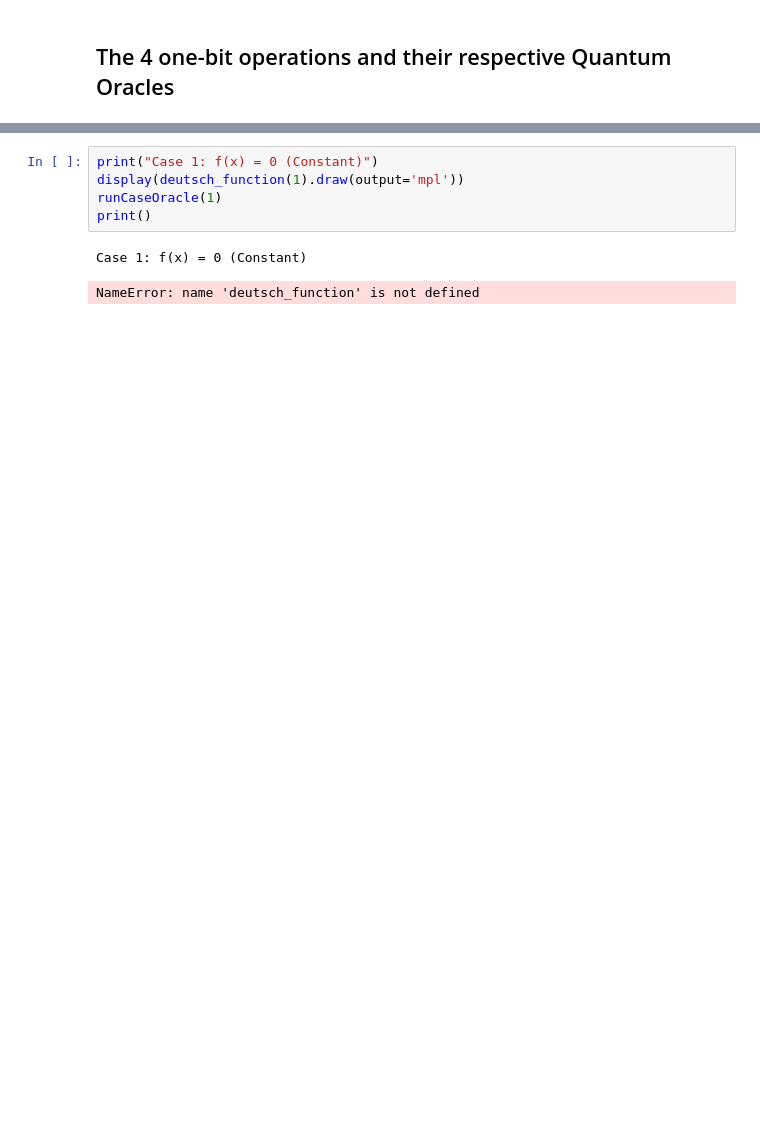
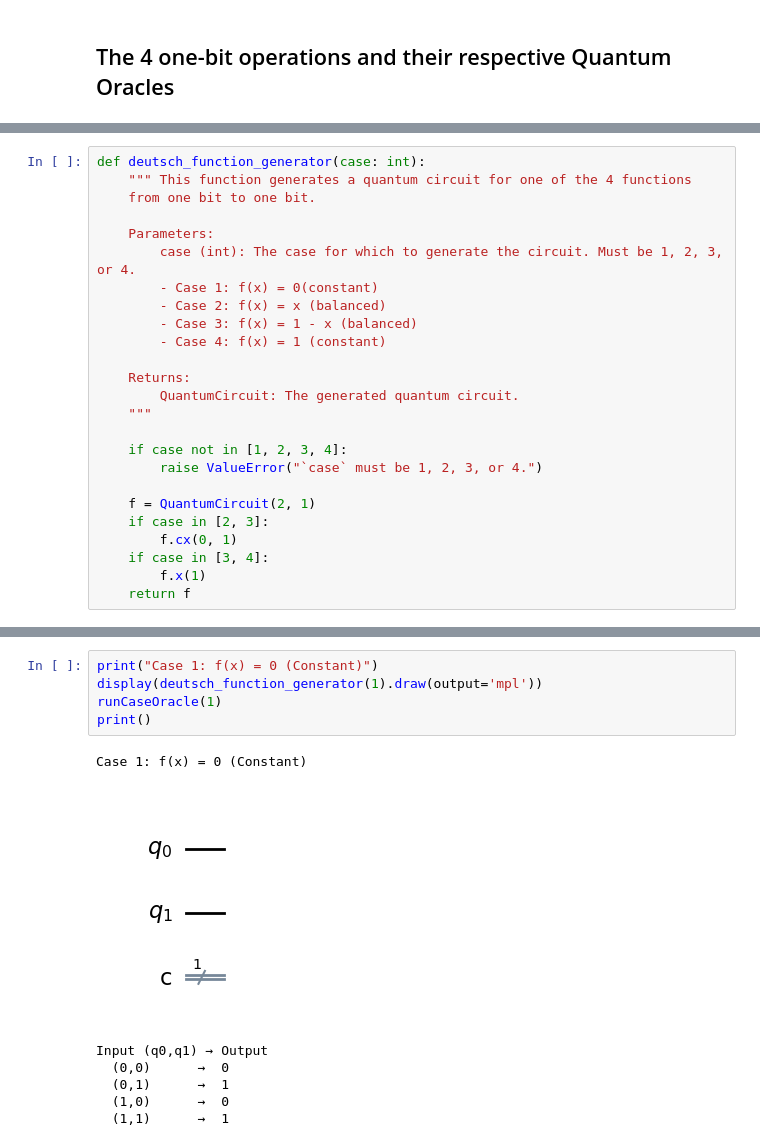
Before and after one commit to Nathan-Dean371/Emerging-Technologies, a Jupyter notebook: problems.ipynb, the cells around one changed output, grey strips where cells are left out. Saved outputs shown, nothing was run; the diff lists cells and outputs as text; blank space fills up the shorter version.

Commit message:
Added case 3 and 4 breakdowns for the deuatsch function generator

```diff
--- a/problems.ipynb
+++ b/problems.ipynb
@@ -282,0 +267,25 @@ For these diagrams $q0$ is our control qubit nad $q1$ is our target qubit.
+# %%
+def deutsch_function_generator(case: int):
+    """ This function generates a quantum circuit for one of the 4 functions
+    from one bit to one bit.
+
+    Parameters:
+        case (int): The case for which to generate the circuit. Must be 1, 2, 3, or 4.
+        - Case 1: f(x) = 0(constant)
+        - Case 2: f(x) = x (balanced)
+        - Case 3: f(x) = 1 - x (balanced)
+        - Case 4: f(x) = 1 (constant)
+
+    Returns:
+        QuantumCircuit: The generated quantum circuit.
+    """
+
+    if case not in [1, 2, 3, 4]:
+        raise ValueError("`case` must be 1, 2, 3, or 4.")
+
+    f = QuantumCircuit(2, 1)
+    if case in [2, 3]:
+        f.cx(0, 1)
+    if case in [3, 4]:
+        f.x(1)
+    return f
@@ -296,9 +310,14 @@ $1 \oplus 0 = 1$ <br>
 # %%
 print("Case 1: f(x) = 0 (Constant)")
-display(deutsch_function(1).draw(output='mpl'))
+display(deutsch_function_generator(1).draw(output='mpl'))
 runCaseOracle(1)
 print()
 # %% [output]
 Case 1: f(x) = 0 (Constant)
+[figure, added]
-NameError: name 'deutsch_function' is not defined
+Input (q0,q1) → Output
+  (0,0)      →  0
+  (0,1)      →  1
+  (1,0)      →  0
+  (1,1)      →  1
 # %% [markdown]
```
Also changed, not shown: parts of 12 cells of this notebook.
